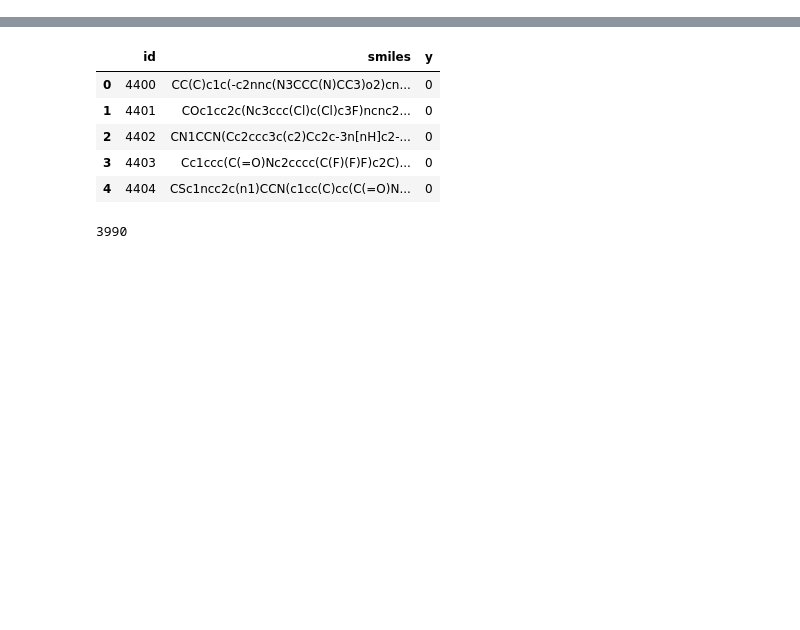
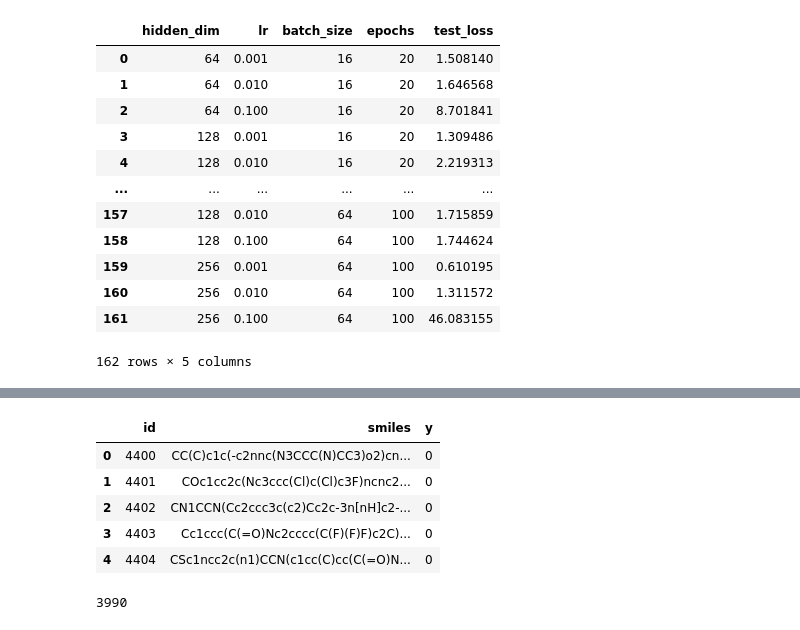
Before and after one commit to emanieluu/aml_project, a Jupyter notebook: emanie/sandbox.ipynb, the cells around one changed output, grey strips where cells are left out. Saved outputs shown, nothing was run; the diff lists cells and outputs as text; code cells hidden in the pictures; blank space fills up the shorter version.

```diff
--- a/emanie/sandbox.ipynb
+++ b/emanie/sandbox.ipynb
@@ -4,0 +13,16 @@ df = pd.read_csv("/home/onyxia/work/aml_project/data/raw_data/X_test.csv")
+# %%
+df
+# %% [output]
+|  | hidden_dim | lr | batch_size | epochs | test_loss |
+| 0 | 64 | 0.001 | 16 | 20 | 1.508140 |
+| 1 | 64 | 0.010 | 16 | 20 | 1.646568 |
+| 2 | 64 | 0.100 | 16 | 20 | 8.701841 |
+| 3 | 128 | 0.001 | 16 | 20 | 1.309486 |
+| 4 | 128 | 0.010 | 16 | 20 | 2.219313 |
+| ... | ... | ... | ... | ... | ... |
+| 157 | 128 | 0.010 | 64 | 100 | 1.715859 |
+| 158 | 128 | 0.100 | 64 | 100 | 1.744624 |
+| 159 | 256 | 0.001 | 64 | 100 | 0.610195 |
+| 160 | 256 | 0.010 | 64 | 100 | 1.311572 |
+| 161 | 256 | 0.100 | 64 | 100 | 46.083155 |
+162 rows × 5 columns
```
Also changed, not shown: parts of 3 cells of this notebook, 5 other files.
